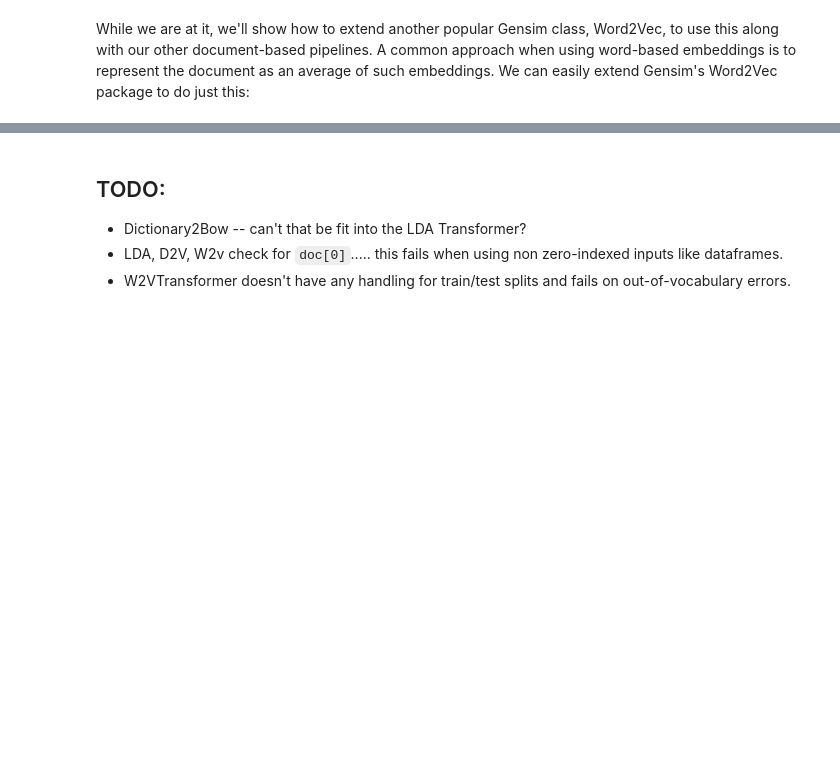
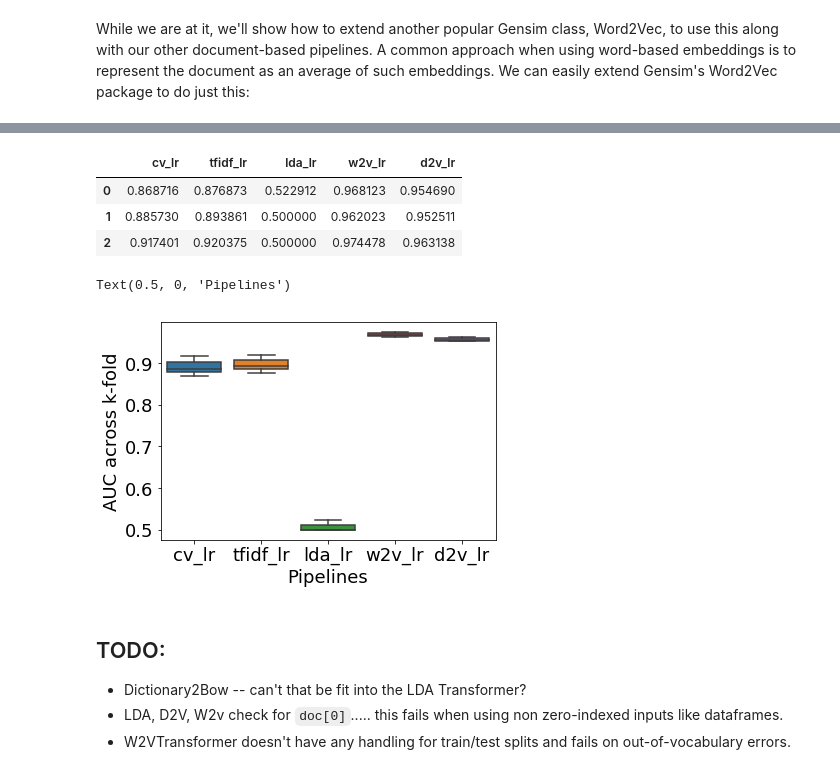
Before and after one commit to alex2awesome/gensim-sklearn-tutorial, a Jupyter notebook: notebooks/gensim-in-sklearn-pipelines.ipynb, the cells around one changed output, grey strips where cells are left out. Cells and saved outputs as stored; diff of their text form; code cells hidden in the pictures; blank space fills up the shorter version.

```diff
--- a/notebooks/gensim-in-sklearn-pipelines.ipynb
+++ b/notebooks/gensim-in-sklearn-pipelines.ipynb
@@ -134,6 +136,8 @@ class MyTokenizer(BaseEstimator, MetaEstimatorMixin):
         return self
 
     def transform(self, X):
+        ## split on word-boundary. A simple technique, yes, but mirrors what sklearn does to preprocess:
+        ## https://github.com/scikit-learn/scikit-learn/blob/7b136e9/sklearn/feature_extraction/text.py#L261-L266
         token_pattern = re.compile(r"(?u)\b\w\w+\b")
         parser = lambda doc: token_pattern.findall(doc)
         return X.apply(parser).values
@@ -142,13 +146,13 @@ class MyTokenizer(BaseEstimator, MetaEstimatorMixin):
 class Doc2BOW(BaseEstimator, MetaEstimatorMixin):
     """Transform a corpus into Bag-of-Word representation."""
     def fit(self, X, y=None):
-        self.dictionary = dictionary = Dictionary(X)
+        self.dictionary = Dictionary(X)
         return self
 
     def transform(self, X):
         output = []
         for x in X:
-            output.append(dictionary.doc2bow(x))
+            output.append(self.dictionary.doc2bow(x))
         return output
 # %% [markdown]
 While we are at it, we'll show how to extend another popular Gensim class, Word2Vec, to use this along with our other document-based pipelines. A common approach when using word-based embeddings is to represent the document as an average of such embeddings. We can easily extend Gensim's Word2Vec package to do just this:
@@ -184,7 +188,7 @@ pipeline__lda = Pipeline([
     ('tokenize', MyTokenizer()),
     ('doc2bow', Doc2BOW()),
     ('lda', LdaTransformer(num_topics=200, iterations=50)),
-    ('lr', LogisticRegressionCV(Cs=10, cv=10, max_iter=1000))
+    ('lr', LogisticRegressionCV(Cs=10, cv=10, max_iter=5000)) ## we were seeing failure to converge at a lower number...
 ])
 
 pipeline__d2v = Pipeline([
@@ -240,3 +253,23 @@ fitting d2v_lr...
+# %%
+scores_df = pd.DataFrame(scores)
+scores_df
+# %% [output]
+|  | cv_lr | tfidf_lr | lda_lr | w2v_lr | d2v_lr |
+| 0 | 0.868716 | 0.876873 | 0.522912 | 0.968123 | 0.954690 |
+| 1 | 0.885730 | 0.893861 | 0.500000 | 0.962023 | 0.952511 |
+| 2 | 0.917401 | 0.920375 | 0.500000 | 0.974478 | 0.963138 |
+# %%
+plt.rc("font", size=18)
+sns.boxplot(
+    x='level_0',
+    y=0,
+    data=scores_df.unstack().reset_index()
+)
+plt.ylabel("AUC across k-fold")
+plt.xlabel("Pipelines")
+# %% [output]
+Text(0.5, 0, 'Pipelines')
+[figure, added]
 # %% [markdown]
 ## TODO:
 * Dictionary2Bow -- can't that be fit into the LDA Transformer?
```
Also changed, not shown: parts of 5 cells of this notebook.
